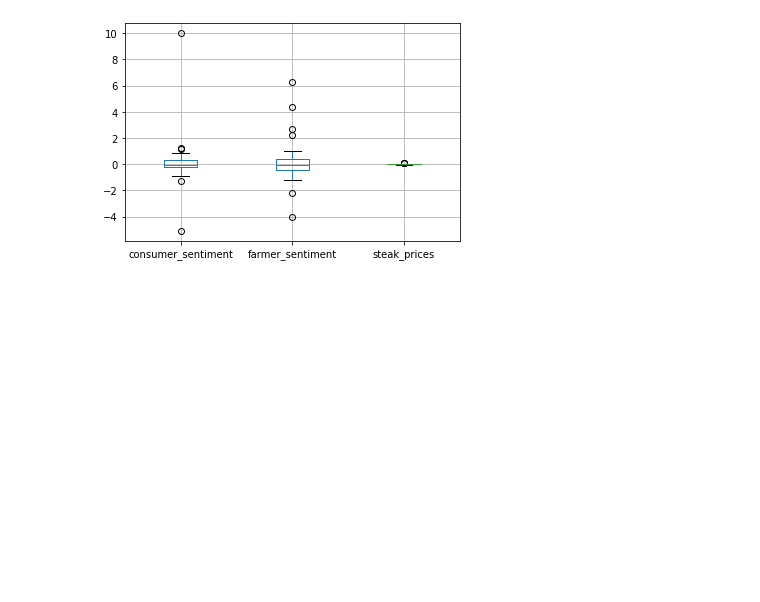
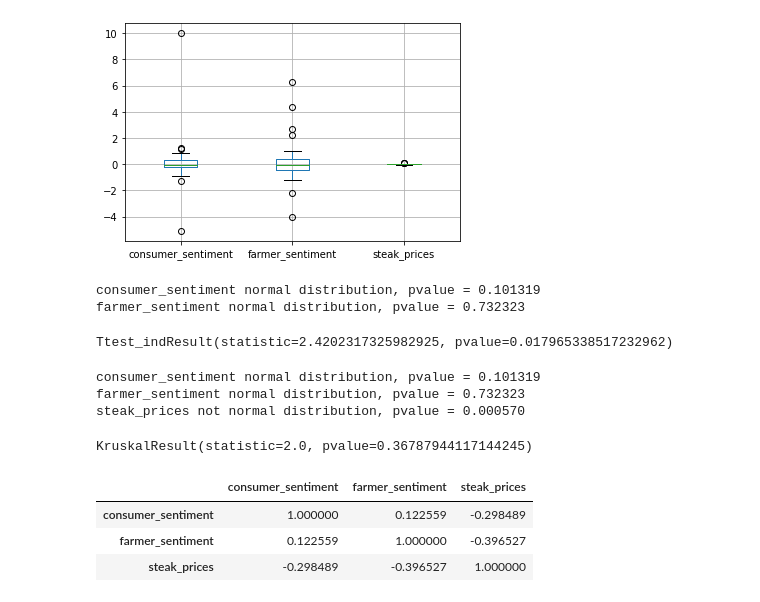
Before and after one commit to jamesgarza73/DataAnalyticsLevel9, a Jupyter notebook: CA2_Agriculture/sentimentAnalysis.ipynb, the cells around one changed output. Cells and saved outputs as stored; diff of their text form; code cells hidden in the pictures; blank space fills up the shorter version.

```diff
--- a/CA2_Agriculture/sentimentAnalysis.ipynb
+++ b/CA2_Agriculture/sentimentAnalysis.ipynb
@@ -173,3 +176,23 @@ allSentiment.pct_change().hist();
 allSentiment.pct_change().boxplot();
 # %% [output]
 [figure]
+# %%
+Stats.distribution(allSentiment[['consumer_sentiment', 'farmer_sentiment']])
+# %% [output]
+consumer_sentiment normal distribution, pvalue = 0.101319
+farmer_sentiment normal distribution, pvalue = 0.732323
+Ttest_indResult(statistic=2.4202317325982925, pvalue=0.017965338517232962)
+# %%
+Stats.distribution(allSentiment)
+# %% [output]
+consumer_sentiment normal distribution, pvalue = 0.101319
+farmer_sentiment normal distribution, pvalue = 0.732323
+steak_prices not normal distribution, pvalue = 0.000570
+KruskalResult(statistic=2.0, pvalue=0.36787944117144245)
+# %%
+allSentiment.corr().style.background_gradient(cmap='coolwarm')
+# %% [output]
+|  | consumer_sentiment | farmer_sentiment | steak_prices |
+| consumer_sentiment | 1.000000 | 0.122559 | -0.298489 |
+| farmer_sentiment | 0.122559 | 1.000000 | -0.396527 |
+| steak_prices | -0.298489 | -0.396527 | 1.000000 |
```
Also changed, not shown: parts of 4 cells of this notebook, 8 other files.
